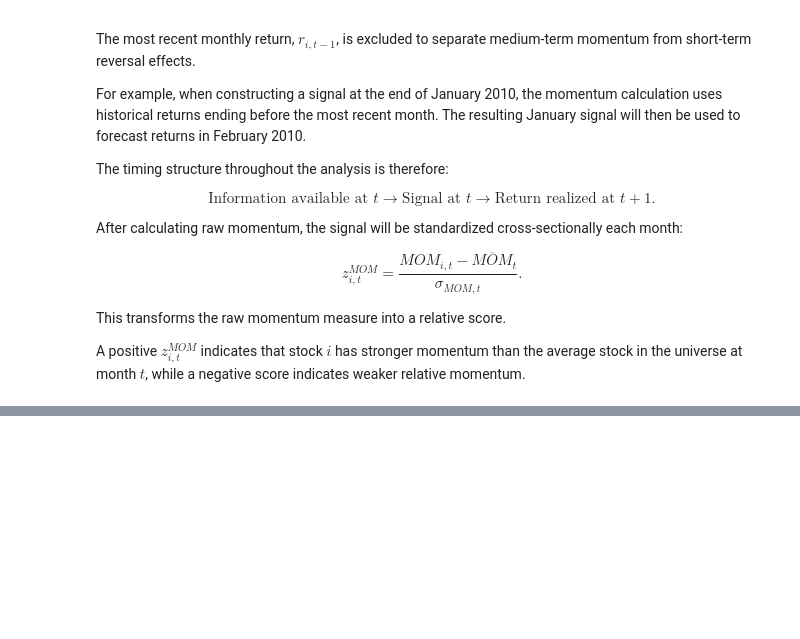
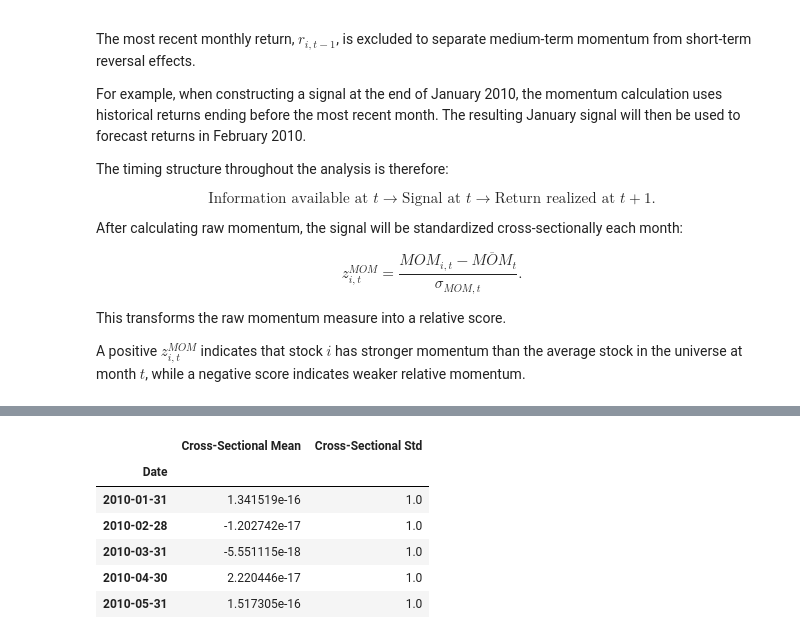
Before and after one commit to Bytb/Sandbox, a Jupyter notebook: APM/ValueAndMomentum.ipynb, the cells around one changed output, grey strips where cells are left out. Cells and saved outputs as stored; diff of their text form; code cells hidden in the pictures; blank space fills up the shorter version.

```diff
--- a/APM/ValueAndMomentum.ipynb
+++ b/APM/ValueAndMomentum.ipynb
@@ -427,0 +601,46 @@ A positive $z^{MOM}_{i,t}$ indicates that stock $i$ has stronger momentum than t
+# %%
+# Shift returns so the current month's return is not included
+lagged_returns = monthly_returns[stocks].shift(1)
+
+# Calculate the cumulative return over the previous 60 months
+five_year_return = (
+    (1 + lagged_returns)
+    .rolling(window=60, min_periods=60)
+    .apply(np.prod, raw=True)
+    - 1
+)
+
+# Value is the negative of the previous five-year return
+value = -five_year_return
+
+# Restrict to the empirical study period
+value = value.loc["2010-01-01":"2025-12-31"]
+
+value.head()
+
+# Cross-sectional mean and standard deviation each month
+value_mean = value.mean(axis=1)
+value_std = value.std(axis=1)
+
+# Cross-sectional value z-scores
+value_z = value.sub(value_mean, axis=0).div(
+    value_std,
+    axis=0
+)
+
+value_z.head()
+
+value_check = pd.DataFrame({
+    "Cross-Sectional Mean": value_z.mean(axis=1),
+    "Cross-Sectional Std": value_z.std(axis=1)
+})
+
+value_check.head()
+# %% [output]
+|  | Cross-Sectional Mean | Cross-Sectional Std |
+| Date |  |  |
+| 2010-01-31 | 1.341519e-16 | 1.0 |
+| 2010-02-28 | -1.202742e-17 | 1.0 |
+| 2010-03-31 | -5.551115e-18 | 1.0 |
+| 2010-04-30 | 2.220446e-17 | 1.0 |
+| 2010-05-31 | 1.517305e-16 | 1.0 |
```
Also changed, not shown: parts of 10 cells of this notebook.
